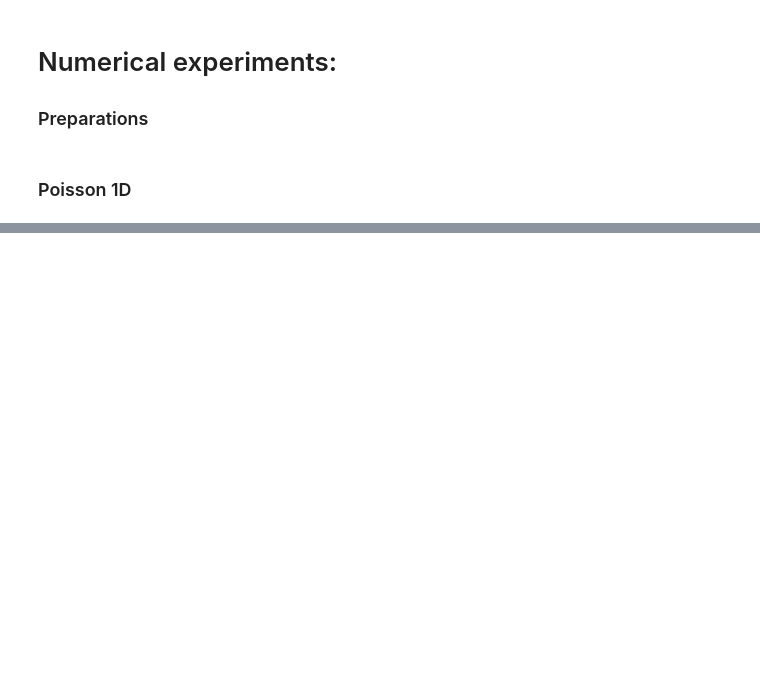
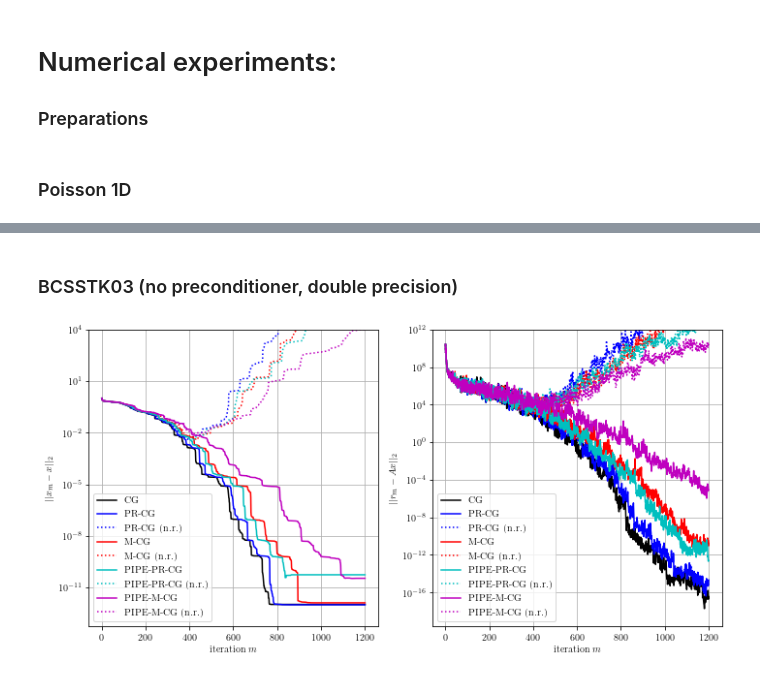
Before and after one commit to juliusgh/PR-CG, a Jupyter notebook: experiments.ipynb, the cells around one changed output, grey strips where cells are left out. Cells and saved outputs as stored; diff of their text form; code cells hidden in the pictures; blank space fills up the shorter version.

```diff
--- a/experiments.ipynb
+++ b/experiments.ipynb
@@ -156,0 +76,12 @@ residual norm: 8.817472e-08
+# %% [markdown]
+### BCSSTK03 (no preconditioner, double precision)
+# %%
+A, b, x_exact, x0 = setup.matrix_market('bcsstk03', np.float64)
+
+fig, ax = convergence_plots(A, b, x0, x_exact, max_iter=1200)
+ax[0].set_ylim([None, 1e4])
+ax[1].set_ylim([None, 1e12])
+plt.tight_layout()
+plt.savefig('plots/bcsstk03.pgf')
+# %% [output]
+[figure, added]
```
Also changed, not shown: parts of 11 cells of this notebook, 6 other files.
